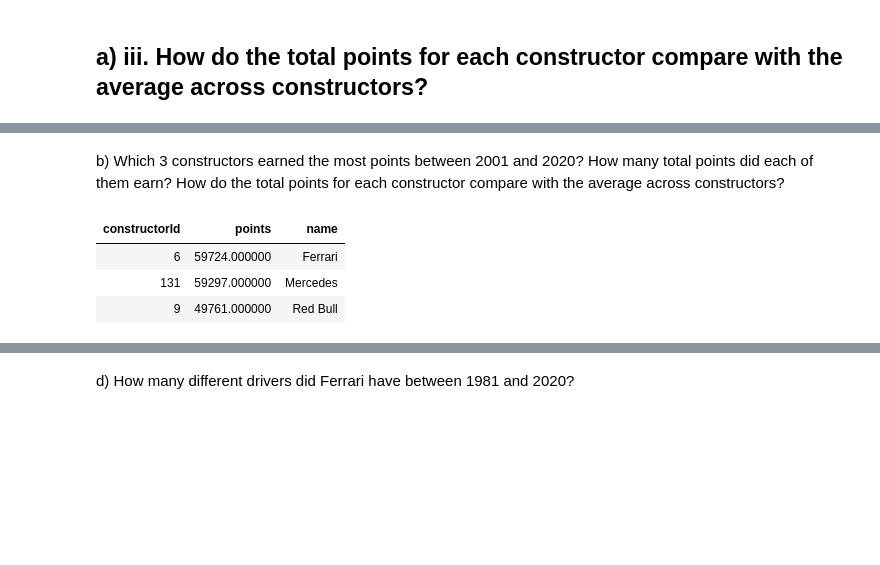
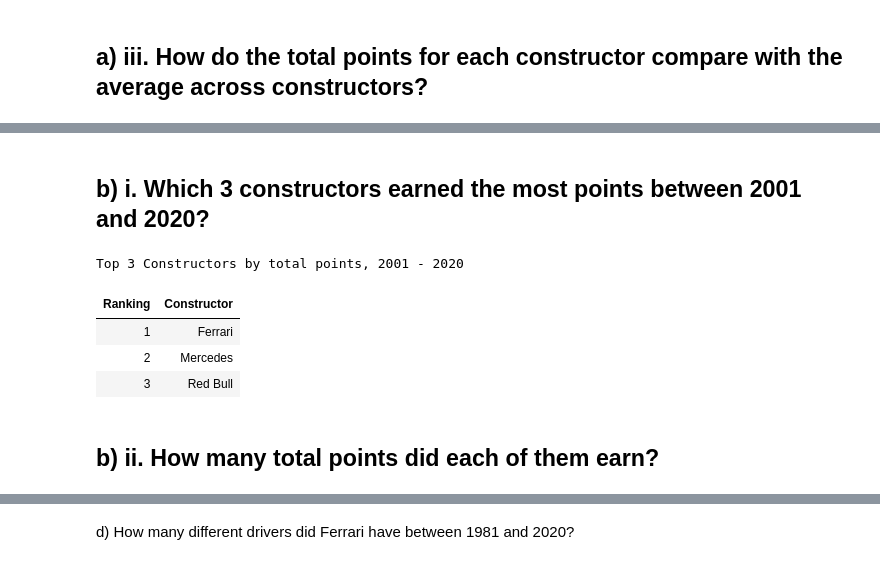
Before and after one commit to joellemil/datasci530fall2026, a Jupyter notebook: Assignment 2/Assignment 2.ipynb, the cells around one changed output, grey strips where cells are left out. Saved outputs shown, nothing was run; the diff lists cells and outputs as text; code cells hidden in the pictures; blank space fills up the shorter version.

```diff
--- a/Assignment 2/Assignment 2.ipynb
+++ b/Assignment 2/Assignment 2.ipynb
@@ -107,29 +181,70 @@ Average points: 5233.325757575758
 # %% [markdown]
-b) Which 3 constructors earned the most points between 2001 and 2020? How many total points did each of them earn? How do the total points for each constructor compare with the average across constructors?
+## b) i. Which 3 constructors earned the most points between 2001 and 2020?
 # %%
 # Keep races between 2001 and 2020
-constructor_data_2001 = constructor_data[
+constructor_data = constructor_data[
     (constructor_data['year'] >= 2001) &
     (constructor_data['year'] <= 2020)
 ]
 
-top_3_2001_2020 = (
-    constructor_data_2001
+# Sort by constructor, year, and race round
+constructor_data = constructor_data.sort_values(
+    ['constructorId', 'year', 'round']
+)
+
+# Keep the final standings for each constructor in each season
+final_points_per_season = (
+    constructor_data
+    .groupby(['constructorId', 'year'])
+    .tail(1)
+)
+
+# Add each constructor's final season points across all seasons
+total_points = (
+    final_points_per_season
     .groupby('constructorId')['points']
     .sum()
-    .reset_index()
+    .reset_index(name='Total Points')
+)
+
+# Add constructor names and find the top 3
+top_3_2001 = (
+    total_points
     .merge(
         constructors[['constructorId', 'name']],
         on='constructorId'
     )
-    .sort_values('points', ascending=False)
+    .sort_values('Total Points', ascending=False)
+    .reset_index()
     .head(3)
-
 )
 
-top_3_2001_2020.style.hide(axis='index')
+top_3_2001.insert(
+    0,
+    'Ranking',
+    range(1, len(top_3) + 1)
+)
+
+# Reename the name column
+top_3_2001 = top_3_2001.rename(
+    columns={'name' : 'Constructor'}
+)
+
+# Display only Ranking and Constructor columns
+top_3_2001_ranking = top_3_2001[
+    ['Ranking', 'Constructor']
+]
+
+# Display the table
+top_3_2001_ranking.style.hide(axis='index') \
+    .set_caption(
+        'Top 3 Constructors by total points, 2001 - 2020'
+    )
 # %% [output]
+Top 3 Constructors by total points, 2001 - 2020
-| constructorId | points | name |
-| 6 | 59724.000000 | Ferrari |
-| 131 | 59297.000000 | Mercedes |
-| 9 | 49761.000000 | Red Bull |
+| Ranking | Constructor |
+| 1 | Ferrari |
+| 2 | Mercedes |
+| 3 | Red Bull |
+# %% [markdown]
+## b) ii. How many total points did each of them earn?
```
Also changed, not shown: parts of 12 cells of this notebook.
